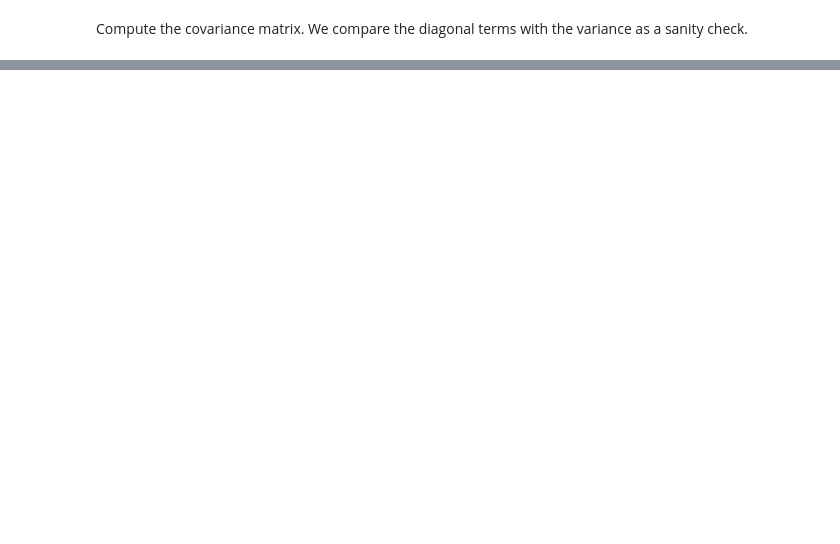
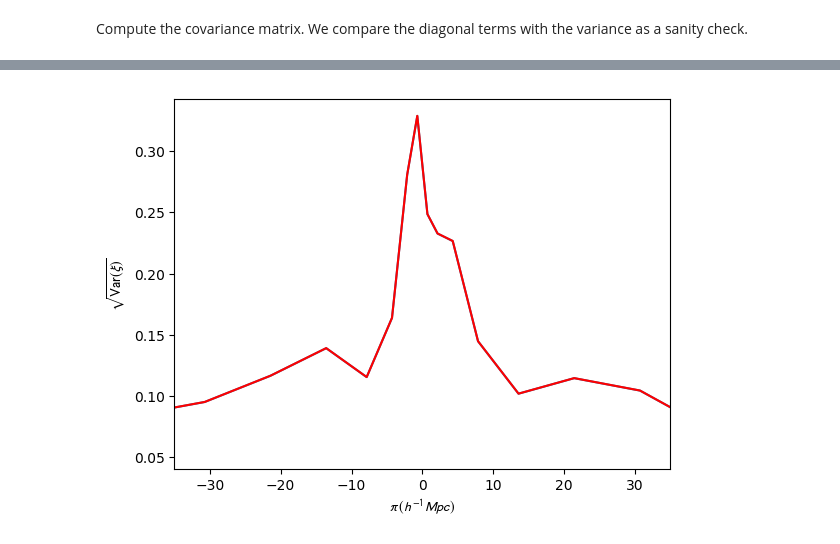
Before and after one commit to kheegan/crosscorr2017, a Jupyter notebook: bootstrap_covar_testrun.ipynb, the cells around one changed output, grey strips where cells are left out. Saved outputs shown, nothing was run; the diff lists cells and outputs as text; code cells hidden in the pictures; blank space fills up the shorter version.

```diff
--- a/bootstrap_covar_testrun.ipynb
+++ b/bootstrap_covar_testrun.ipynb
@@ -89,12 +89,12 @@ Compute the covariance matrix. We compare the diagonal terms with the variance a
 # %%
-nsamp=200
-np.random.seed(seed=1223456)
+nsamp=1500
+np.random.seed(seed=2233456)
 
-GalCoords = Coord_vuds
+GalCoords = Coord_mosdef
 ngal = len(GalCoords)
 
 # Initialize output array to store all the bootstrap samples
-XCorrSamples_vuds = np.empty([len(SigEdges)-1, len(PiEdges)-1, nsamp])
+XCorrSamples_mosdef = np.empty([len(SigEdges)-1, len(PiEdges)-1, nsamp])
 
 # This is the loop over the desired resamples
 for ii in range(0,nsamp):
@@ -107,16 +107,16 @@ for ii in range(0,nsamp):
     GalCoordTmp = GalCoords[np.random.choice(ngal,ngal,replace=True)]
     XCorrTmp, _ = xcorr.xcorr_gal_lya(GalCoordTmp, LyaPixTmp,SigEdges, PiEdges,
                                       cosmo=cosmo,verbose=0)
-    XCorrSamples_vuds[:,:,ii] = XCorrTmp
+    XCorrSamples_mosdef[:,:,ii] = XCorrTmp
 
 # First, reshape the bootstrap samples so that it has dimensions (nbin, nsamp)
-XBootReshaped = XCorrSamples_vuds.reshape(-1, XCorrSamples_vuds.shape[-1])
-Covar_vuds = np.cov(XBootReshaped)
+XBootReshaped = XCorrSamples_mosdef.reshape(-1, XCorrSamples_mosdef.shape[-1])
+Covar_mosdef = np.cov(XBootReshaped)
 
-np.save("covar_vuds_n1.npy", Covar_vuds)
-np.save("bootsamp_vuds_n1.npy", XCorrSamples_vuds)
+np.save("covar_mosdef_n1500.npy", Covar_mosdef)
+np.save("bootsamp_mosdef_n1500.npy", XCorrSamples_mosdef)
 
-Covar1 = Covar_vuds
+Covar1 = Covar_mosdef
 # %% [output]
 Iteration # 0
 Iteration # 5
@@ -327,0 +366,71 @@ Detection significance = 14.571788 sigma
+# %%
+PiBins = np.empty(len(PiEdges)-1)
+
+for i in np.arange(len(PiBins)):
+    PiBins[i] = (PiEdges[i]+PiEdges[i+1])/2.
+
+# Plot the covariances at sigma=0
+XCorrSamples_sub = XCorrSamples_mosdef[0,:,:]
+#print(np.shape(XCorrSamples_sub))
+
+XCorr_sub = XCorr_mosdef[0,:]
+Covar_sub = np.cov(XCorrSamples_sub)
+Var_sub = np.diag(Covar_sub)
+
+# Evaluate significance w.r.t. null
+XNull_sub = XNull_mosdef[0,:]
+InvCov_sub = np.linalg.pinv(Covar_sub)
+DeltaVec_sub = XCorr_sub - XNull_sub
+minusLogL = 0.5 * np.dot(DeltaVec_sub.transpose(), np.dot(InvCov_sub, DeltaVec_sub))
+print("Detection significance (full samples)= %f sigma" % np.sqrt(minusLogL))
+
+# fig, ax = plt.subplots()
+# ax.errorbar(PiBins, XCorr_sub, yerr=np.sqrt(Var_sub), marker='o')
+# ax.plot(PiBins, XNull_sub)
+# ax.set_xlim((-20,20))
+# ax.set_title('MOSDEF')
+# ax.set_ylabel(r'$\xi$')
+# ax.set_xlabel(r'$\pi\, (h^{-1} Mpc)$')
+# plt.show()
+
+# Compare with the diagonal of the full covariance
+XCorrSamples_full = copy.deepcopy(XCorrSamples_mosdef)
+XSamp_full = XCorrSamples_full.reshape(-1, XCorrSamples_full.shape[-1])
+Covar_full = np.cov(XSamp_full, ddof=0)
+Var_full = np.diag(Covar_full)
+
+Var_fullsub = np.empty(16)
+for i in np.arange(16):
+    Var_fullsub[i]=Var_full[np.ravel_multi_index((0,i), (9,16))]
+
+fig, ax = plt.subplots()
+ax.plot(PiBins, np.sqrt(Var_fullsub))
+ax.plot(PiBins, np.sqrt(Var_sub), color='red')
+ax.set_xlim((-35,35))
+ax.set_xlabel(r'$\pi\, (h^{-1} Mpc)$')
+ax.set_ylabel(r'$\sqrt{\mathrm{Var}(\xi)}$')
+plt.show()
+
+fig, ax = plt.subplots()
+color_arr = ['r','g','b','c','y','m']
+ax.set_xlim((-35,35))
+ax.set_xlabel(r'$\pi\, (h^{-1} Mpc)$')
+ax.set_ylabel(r'$\sqrt{\mathrm{Var}(\xi)}$')
+ax.set_title('N=250 Subsamples')
+
+for i in np.arange(6):
+    XCorrSamples_tmp = XCorrSamples_mosdef[:,:,(i*250):(i*250+250)]
+    XCorrSig0Tmp  = XCorrSamples_tmp[0,:,:]
+    Covar_tmp = np.cov(XCorrSig0Tmp)
+    InvCov_tmp = np.linalg.pinv(Covar_tmp)
+    minusLogL = 0.5 * np.dot(DeltaVec_sub.transpose(), np.dot(InvCov_tmp, DeltaVec_sub))
+    print("Detection significance = %f sigma" % np.sqrt(minusLogL))
+    # Plot variance
+    Var_tmp = np.diag(Covar_tmp)
+    ax.plot(PiBins, np.sqrt(Var_tmp), color=color_arr[i],linestyle='--')
+
+ax.plot(PiBins, np.sqrt(Var_sub),linewidth=3.,color='black')
+plt.show()
+
+#Compare the full covariance vs the subsampled
+# %% [output]
@@ -327,0 +438 @@ Detection significance = 14.571788 sigma
+[figure, added]
```
Also changed, not shown: parts of 15 cells of this notebook, 7 other files.
